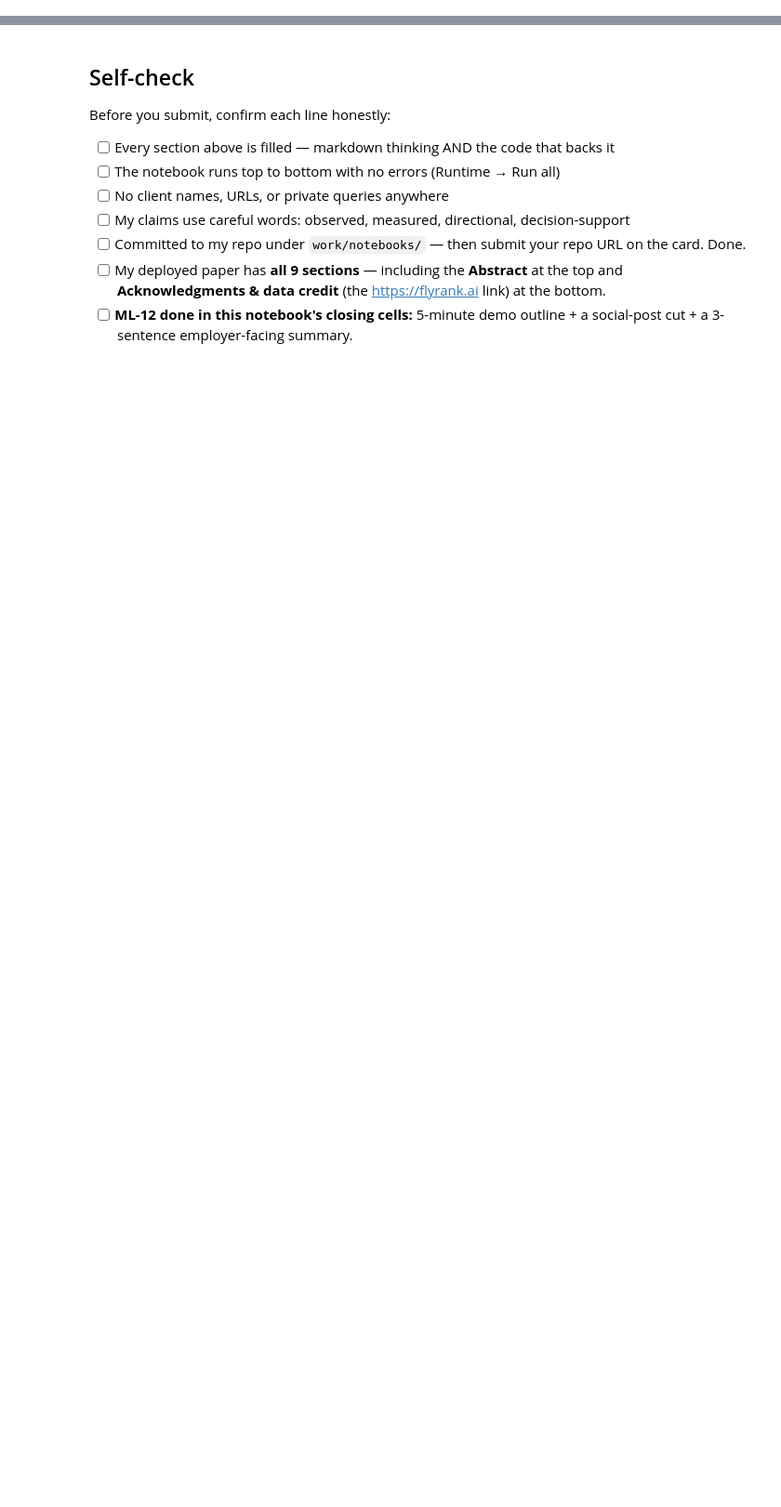
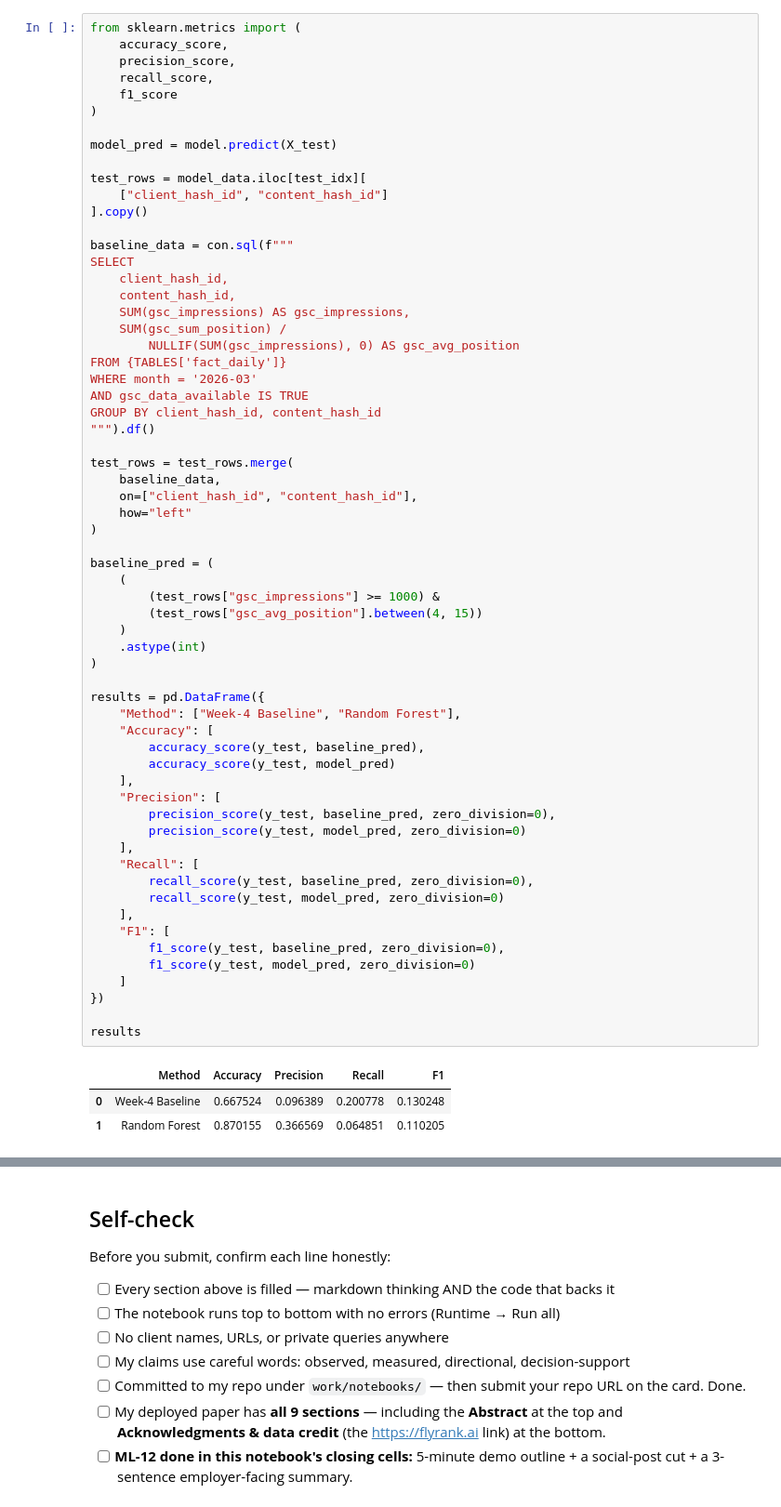
Before and after one commit to ShamirAli55/flyrank-internship, a Jupyter notebook: work/notebooks/capstone.ipynb, the cells around one changed output, grey strips where cells are left out. Shown at 93% size. Cells and saved outputs as stored; diff of their text form; blank space fills up the shorter version.

```diff
--- a/work/notebooks/capstone.ipynb
+++ b/work/notebooks/capstone.ipynb
@@ -36,0 +235,66 @@ This skeleton is yours to fill. Work the sections **in order** — each one has
+# %%
+from sklearn.metrics import (
+    accuracy_score,
+    precision_score,
+    recall_score,
+    f1_score
+)
+
+model_pred = model.predict(X_test)
+
+test_rows = model_data.iloc[test_idx][
+    ["client_hash_id", "content_hash_id"]
+].copy()
+
+baseline_data = con.sql(f"""
+SELECT
+    client_hash_id,
+    content_hash_id,
+    SUM(gsc_impressions) AS gsc_impressions,
+    SUM(gsc_sum_position) /
+        NULLIF(SUM(gsc_impressions), 0) AS gsc_avg_position
+FROM {TABLES['fact_daily']}
+WHERE month = '2026-03'
+AND gsc_data_available IS TRUE
+GROUP BY client_hash_id, content_hash_id
+""").df()
+
+test_rows = test_rows.merge(
+    baseline_data,
+    on=["client_hash_id", "content_hash_id"],
+    how="left"
+)
+
+baseline_pred = (
+    (
+        (test_rows["gsc_impressions"] >= 1000) &
+        (test_rows["gsc_avg_position"].between(4, 15))
+    )
+    .astype(int)
+)
+
+results = pd.DataFrame({
+    "Method": ["Week-4 Baseline", "Random Forest"],
+    "Accuracy": [
+        accuracy_score(y_test, baseline_pred),
+        accuracy_score(y_test, model_pred)
+    ],
+    "Precision": [
+        precision_score(y_test, baseline_pred, zero_division=0),
+        precision_score(y_test, model_pred, zero_division=0)
+    ],
+    "Recall": [
+        recall_score(y_test, baseline_pred, zero_division=0),
+        recall_score(y_test, model_pred, zero_division=0)
+    ],
+    "F1": [
+        f1_score(y_test, baseline_pred, zero_division=0),
+        f1_score(y_test, model_pred, zero_division=0)
+    ]
+})
+
+results
+# %% [output]
+|  | Method | Accuracy | Precision | Recall | F1 |
+| 0 | Week-4 Baseline | 0.667524 | 0.096389 | 0.200778 | 0.130248 |
+| 1 | Random Forest | 0.870155 | 0.366569 | 0.064851 | 0.110205 |
```
Also changed, not shown: parts of 22 cells of this notebook.
